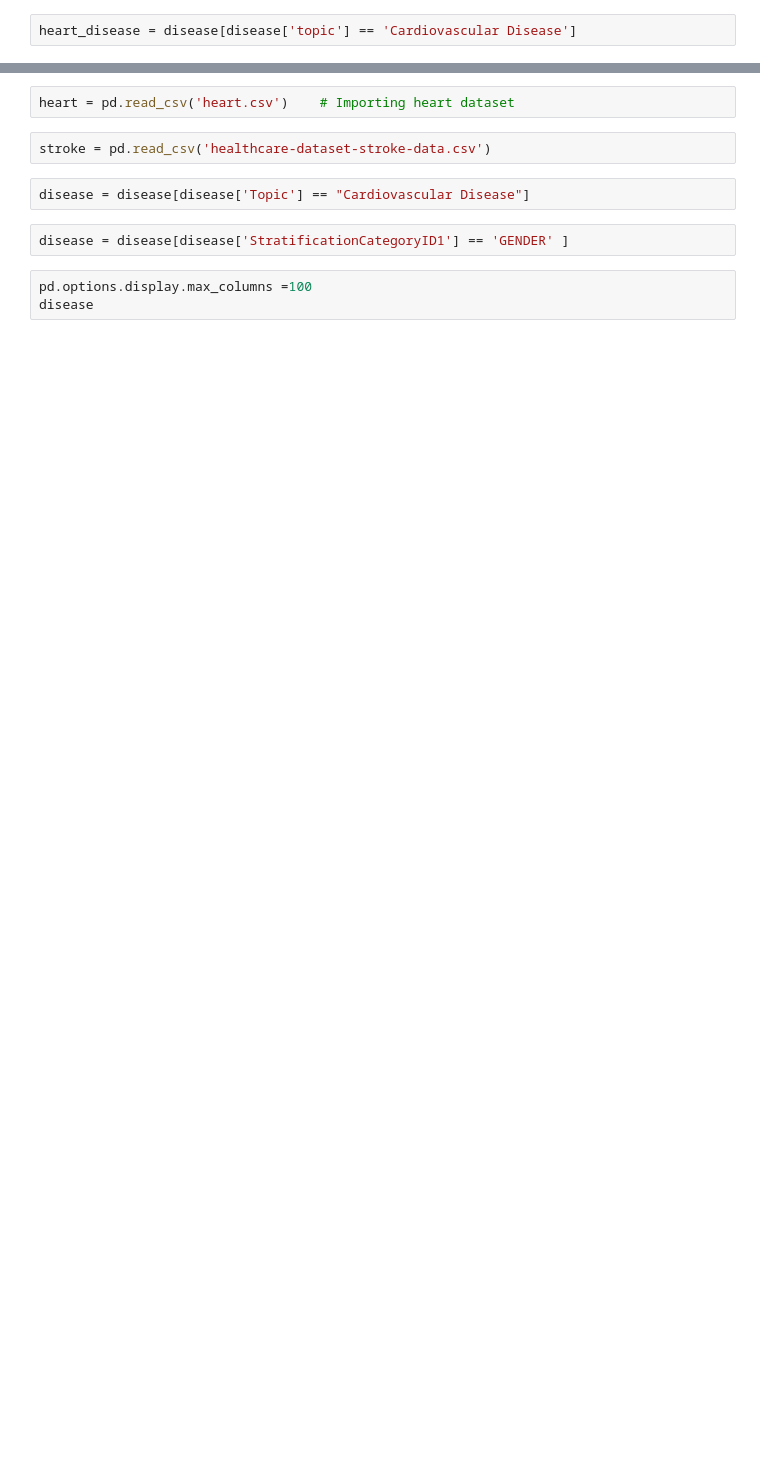
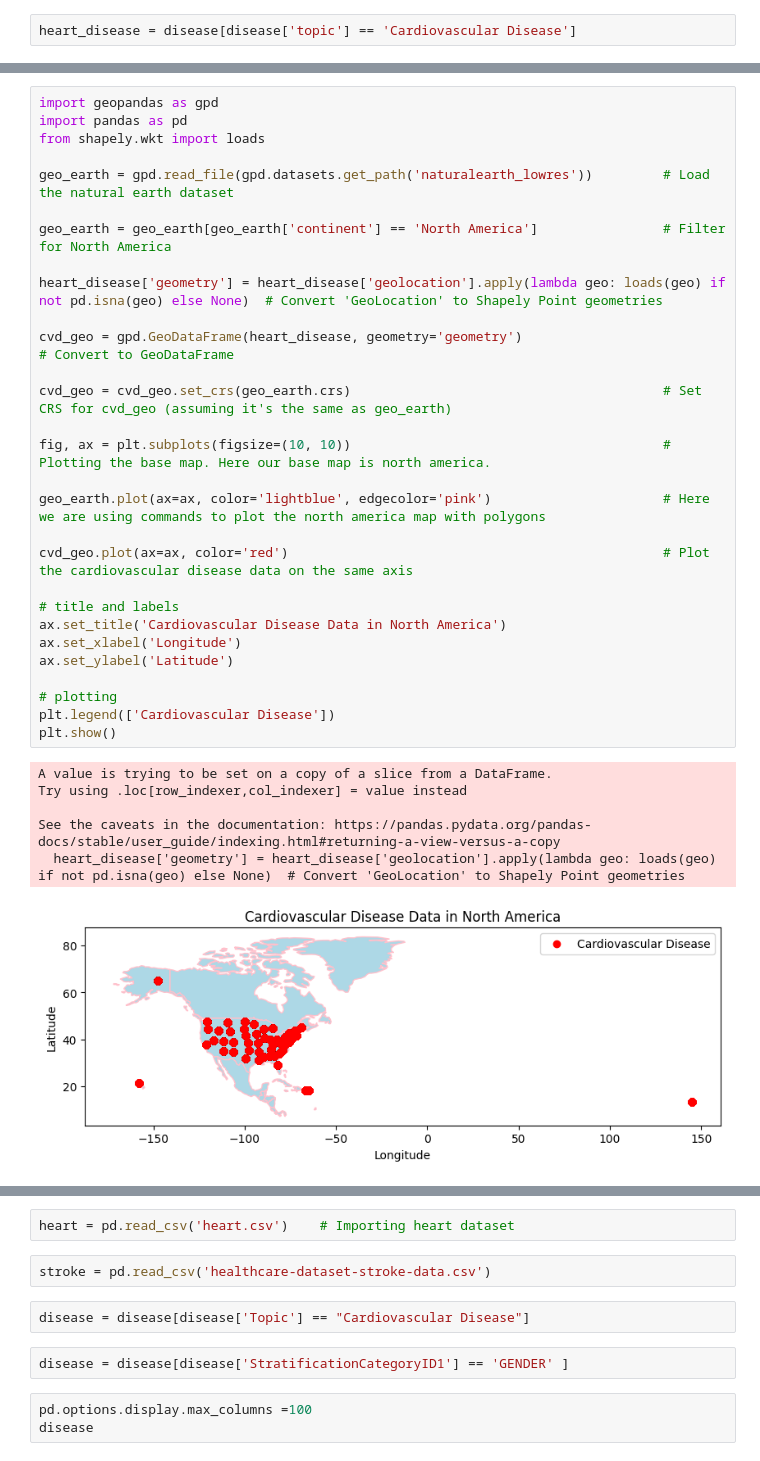
Before and after one commit to Diwakarmogarala/hds5210-2023, a Jupyter notebook: final/project.ipynb, the cells around one changed output, grey strips where cells are left out. Drawn from its saved outputs; the diff is of its cells as text; blank space fills up the shorter version.

```diff
--- a/final/project.ipynb
+++ b/final/project.ipynb
@@ -50,0 +61,36 @@ heart_disease.locationabbr.value_counts().plot(kind = 'bar', figsize=(15,8))
+# %%
+import geopandas as gpd
+import pandas as pd
+from shapely.wkt import loads
+
+geo_earth = gpd.read_file(gpd.datasets.get_path('naturalearth_lowres'))         # Load the natural earth dataset
+
+geo_earth = geo_earth[geo_earth['continent'] == 'North America']                # Filter for North America
+
+heart_disease['geometry'] = heart_disease['geolocation'].apply(lambda geo: loads(geo) if not pd.isna(geo) else None)  # Convert 'GeoLocation' to Shapely Point geometries
+
+cvd_geo = gpd.GeoDataFrame(heart_disease, geometry='geometry')                            # Convert to GeoDataFrame
+
+cvd_geo = cvd_geo.set_crs(geo_earth.crs)                                        # Set CRS for cvd_geo (assuming it's the same as geo_earth)
+
+fig, ax = plt.subplots(figsize=(10, 10))                                        # Plotting the base map. Here our base map is north america.
+
+geo_earth.plot(ax=ax, color='lightblue', edgecolor='pink')                      # Here we are using commands to plot the north america map with polygons
+
+cvd_geo.plot(ax=ax, color='red')                                                # Plot the cardiovascular disease data on the same axis
+
+# title and labels
+ax.set_title('Cardiovascular Disease Data in North America')
+ax.set_xlabel('Longitude')
+ax.set_ylabel('Latitude')
+
+# plotting
+plt.legend(['Cardiovascular Disease'])
+plt.show()
+# %% [output]
+A value is trying to be set on a copy of a slice from a DataFrame.
+Try using .loc[row_indexer,col_indexer] = value instead
+
+See the caveats in the documentation: https://pandas.pydata.org/pandas-docs/stable/user_guide/indexing.html#returning-a-view-versus-a-copy
+  heart_disease['geometry'] = heart_disease['geolocation'].apply(lambda geo: loads(geo) if not pd.isna(geo) else None)  # Convert 'GeoLocation' to Shapely Point geometries
+[figure, added]
```
Also changed, not shown: parts of 7 cells of this notebook.
